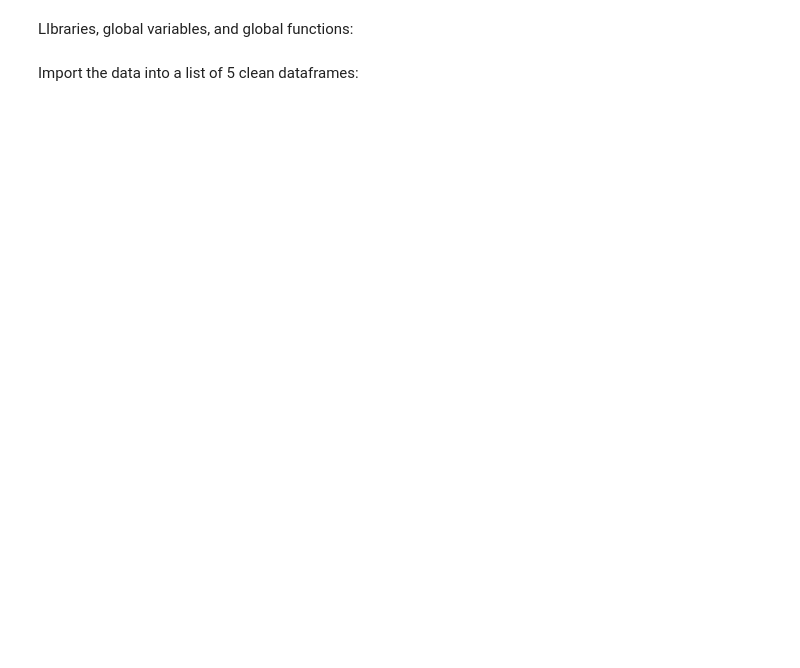
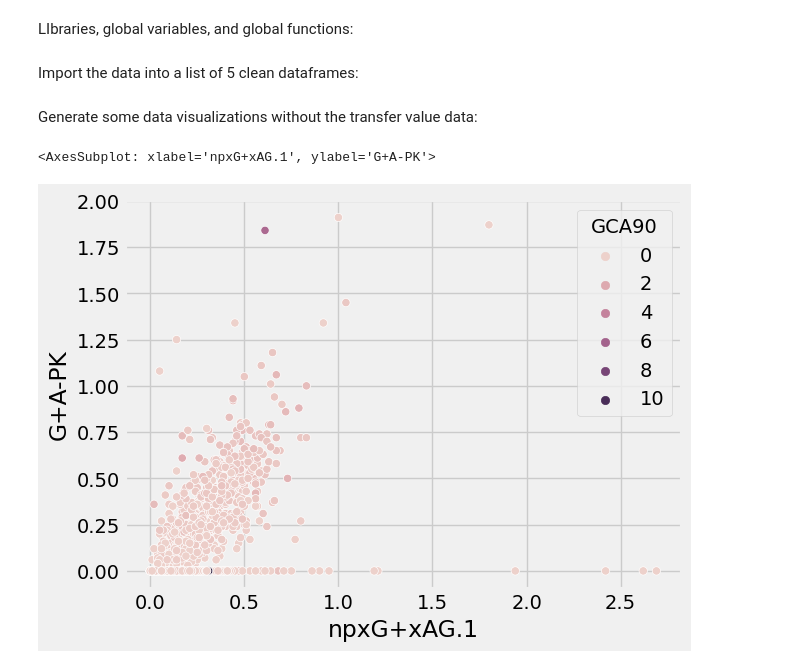
Before and after one commit to cmartins2001/player-valuation-model, a Jupyter notebook: player_summary_tables.ipynb, the cells around one changed output. Cells and saved outputs as stored; diff of their text form; code cells hidden in the pictures; blank space fills up the shorter version.

Commit message:
started making some simple scatterplots with jupyter

```diff
--- a/player_summary_tables.ipynb
+++ b/player_summary_tables.ipynb
@@ -140,0 +141,13 @@ for pos, stat_dict in zip(positions, stat_dicts):
+# %% [markdown]
+Generate some data visualizations without the transfer value data:
+# %%
+# Scatterplot of overall npxG+npxAG vs. G+A-PK per 90 for EPL midfielders:
+
+# Import data from Player Data directory:
+epl_mid_df = pd.read_excel(os.path.join(player_export_dir, "MF\ENG-Premier League_MF_player_keystats.xlsx")).drop(columns='Unnamed: 0')
+
+# Create graphic:
+so.scatterplot(data=epl_mid_df, x="npxG+xAG.1", y="G+A-PK", hue="GCA90")
+# %% [output]
+<AxesSubplot: xlabel='npxG+xAG.1', ylabel='G+A-PK'>
+[figure, added]
```
Also changed, not shown: parts of 2 cells of this notebook.
